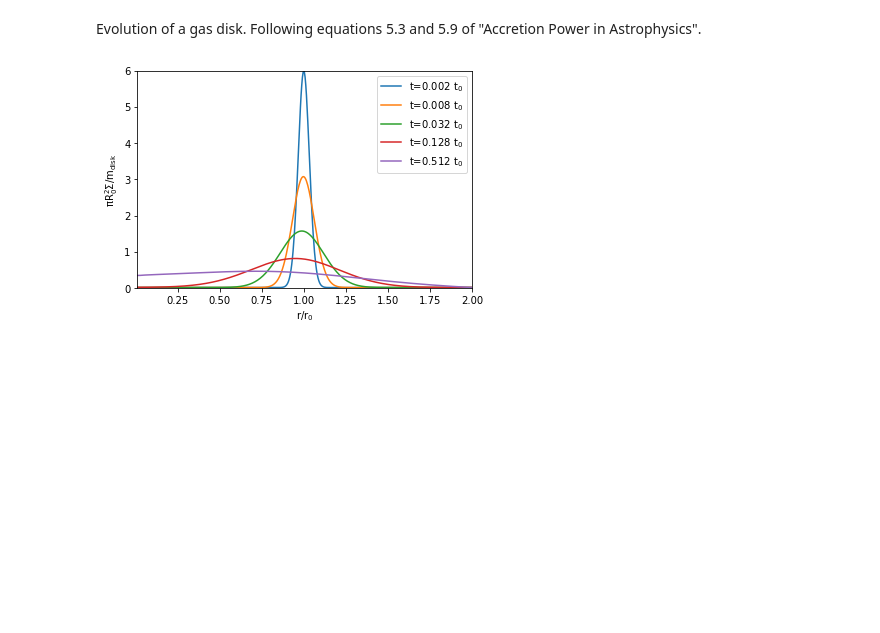
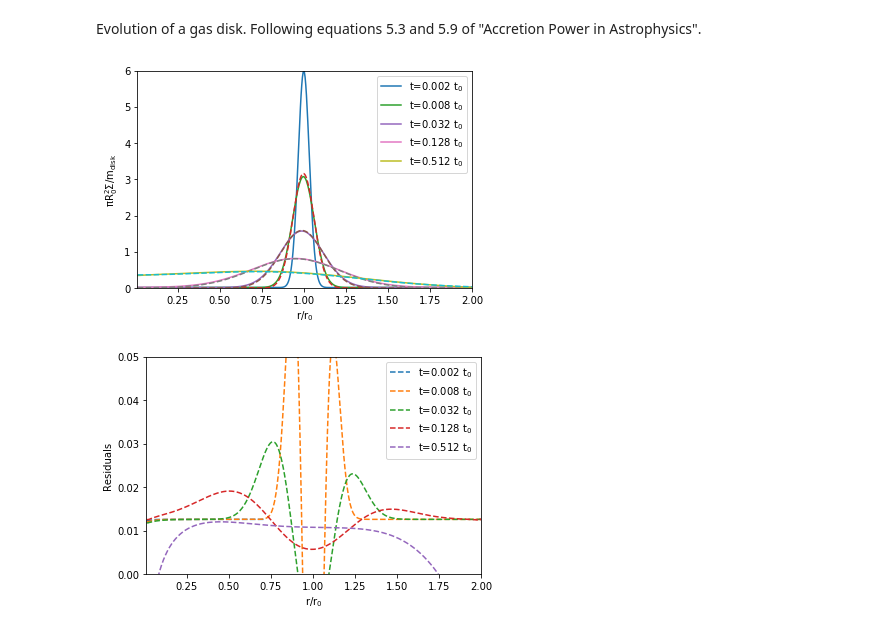
Before and after one commit to matgarate/NumericalFluids_Excercises, a Jupyter notebook: Gas Disk Evolution - AdvectionTest..ipynb, the cells around one changed output. Drawn from its saved outputs; the diff is of its cells as text; code cells hidden in the pictures; blank space fills up the shorter version.

```diff
--- a/Gas Disk Evolution - AdvectionTest..ipynb
+++ b/Gas Disk Evolution - AdvectionTest..ipynb
@@ -89,14 +95,10 @@ dr=(r_max-r_min)/nr
 r=np.linspace(r_min+0.5*dr,r_max-0.5*dr,num=nr,endpoint=True)
 
 t_start=0.0*t_visc
-t_end=0.512*t_visc
-dt=0.001*t_visc
+t_output=t_visc*np.power(2.0, 2.0*np.arange(1,6)-1.0)/1000.
 
+dt=0.0001*t_visc
 
-
-#t_output=np.power(2.0, np.array([1.0,3.0,5.0,7.0,9.0]))/1000.0
-#t_output=(t_end-t_start)/5.0
-t_output=0.002*t_visc
 
 
 
@@ -108,15 +110,15 @@ u=Compute_Velocity(r,Sigma,visc)
 floor_Sigma=np.amin(Sigma)
 # %%
 t=t_start
-t_save=t_output
+t_save=t_output[0]
+s=0
 
 Output_Dens=[]
 Output_Dens.append(np.copy(Sigma))
 
-while t<t_end:
-
+while t<t_output[-1]:
     #Find the timestep using Courant Condition
-    dt_0=np.amin([dt,t_output-t,CFL_Condition_Vel(dr,u)])
+    dt_0=np.amin([dt,t_save-t,CFL_Condition_Vel(dr,u)])
 
     #Evolve the Density*Radius through advection
     Argument=np.multiply(r,Sigma)
@@ -137,20 +139,37 @@ while t<t_end:
 
     #Check if it is time to save
     t+=dt_0
-    if t_output-t<=0.0:
-        t_output=t_output*4.0
+    if t>=t_save:
+        s=s+1
+        if s<t_output.size:
+            t_save=t_output[s]
         Output_Dens.append(np.copy(Sigma))
     #Update the Time
 # %%
+plt.figure(1)
 plt.xlabel("$\mathdefault{r/r_0}$")
 plt.ylabel("$\mathdefault{\pi R_0^2\Sigma/m_{disk}}$")
 plt.xlim([r_min,r_max])
 plt.ylim([0.0,6.0])
 
-#plt.plot(r/r0, Analytic_Density(r,0.00000001*t_output,r0,Sigma0,visc)/Sigma0,"r--",label="t="+str(np.around(t_output*s/t_orbit,decimals=1))+" $\mathdefault{t_0}$" )
+plt.figure(2)
+plt.xlabel("$\mathdefault{r/r_0}$")
+plt.ylabel("Residuals")
+plt.xlim([r_min,r_max])
+plt.ylim([0.0,0.05])
 
 for s in range(1,len(Output_Dens)):
-    plt.plot(r/r0, np.pi*r0*r0*Output_Dens[s]/m_disk,label="t="+str(2.0**(2.0*s-1.0)/1000.0)+" $\mathdefault{t_0}$" )
+    time=t_visc*2.0**(2.0*s-1.0)/1000.0
+    sigma_analytic=AnalyticalSolution(r,time,r0,m_disk,visc)
+
+    plt.figure(1)
+    plt.plot(r/r0, np.pi*r0*r0*Output_Dens[s]/m_disk,label="t="+str(time/t_visc)+" $\mathdefault{t_0}$" )
+    plt.plot(r/r0,sigma_analytic*np.pi*r0*r0/m_disk,'--')
     plt.legend()
+
+    plt.figure(2)
+    plt.plot(r/r0,(Output_Dens[s]-sigma_analytic)*np.pi*r0*r0/m_disk,'--',label="t="+str(time/t_visc)+" $\mathdefault{t_0}$" )
+    plt.legend()
 # %% [output]
-[figure, old version]
+[figure, new version]
+[figure, added]
```
Also changed, not shown: parts of 2 cells of this notebook, 2 other files.
